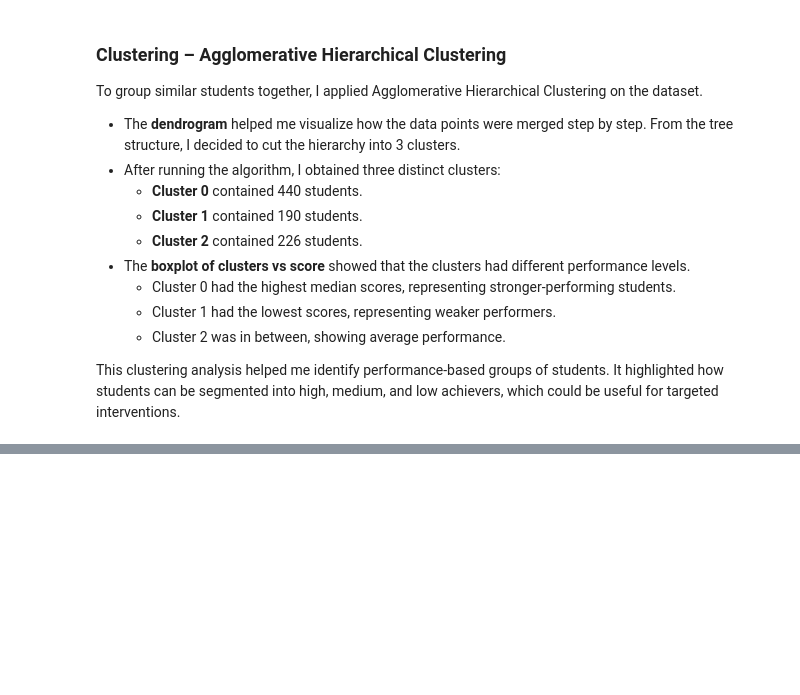
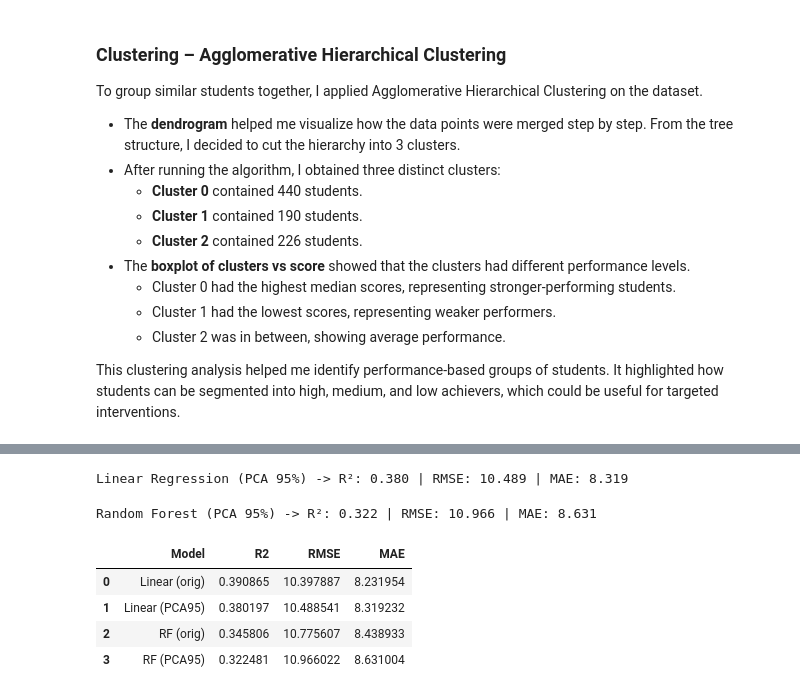
Before and after one commit to Rejuvesh/EDA_PROJECT22BDS0267, a Jupyter notebook: 22BDS0267.ipynb, the cells around one changed output, grey strips where cells are left out. Cells and saved outputs as stored; diff of their text form; code cells hidden in the pictures; blank space fills up the shorter version.

```diff
--- a/22BDS0267.ipynb
+++ b/22BDS0267.ipynb
@@ -564,0 +715,33 @@ This clustering analysis helped me identify performance-based groups of students
+# %%
+lr_pca = LinearRegression()
+lr_pca.fit(Z_train_95, y_train)
+pred_lr_pca = lr_pca.predict(Z_test_95)
+
+metrics_lr_pca = evaluate(y_test, pred_lr_pca, "Linear Regression (PCA 95%)")
+# %% [output]
+Linear Regression (PCA 95%) -> R²: 0.380 | RMSE: 10.489 | MAE: 8.319
+# %%
+rf_pca = RandomForestRegressor(
+    n_estimators=300, random_state=42, n_jobs=-1
+)
+rf_pca.fit(Z_train_95, y_train)
+pred_rf_pca = rf_pca.predict(Z_test_95)
+
+metrics_rf_pca = evaluate(y_test, pred_rf_pca, "Random Forest (PCA 95%)")
+# %% [output]
+Random Forest (PCA 95%) -> R²: 0.322 | RMSE: 10.966 | MAE: 8.631
+# %%
+results = pd.DataFrame([
+    {"Model": "Linear (orig)", "R2": metrics_lr["r2"], "RMSE": metrics_lr["rmse"], "MAE": metrics_lr["mae"]},
+    {"Model": "RF (orig)",     "R2": metrics_rf["r2"], "RMSE": metrics_rf["rmse"], "MAE": metrics_rf["mae"]},
+    {"Model": "Linear (PCA95)", "R2": metrics_lr_pca["r2"], "RMSE": metrics_lr_pca["rmse"], "MAE": metrics_lr_pca["mae"]},
+    {"Model": "RF (PCA95)",     "R2": metrics_rf_pca["r2"], "RMSE": metrics_rf_pca["rmse"], "MAE": metrics_rf_pca["mae"]},
+])
+
+display(results.sort_values("R2", ascending=False).reset_index(drop=True))
+# %% [output]
+|  | Model | R2 | RMSE | MAE |
+| 0 | Linear (orig) | 0.390865 | 10.397887 | 8.231954 |
+| 1 | Linear (PCA95) | 0.380197 | 10.488541 | 8.319232 |
+| 2 | RF (orig) | 0.345806 | 10.775607 | 8.438933 |
+| 3 | RF (PCA95) | 0.322481 | 10.966022 | 8.631004 |
```
Also changed, not shown: parts of 11 cells of this notebook.
